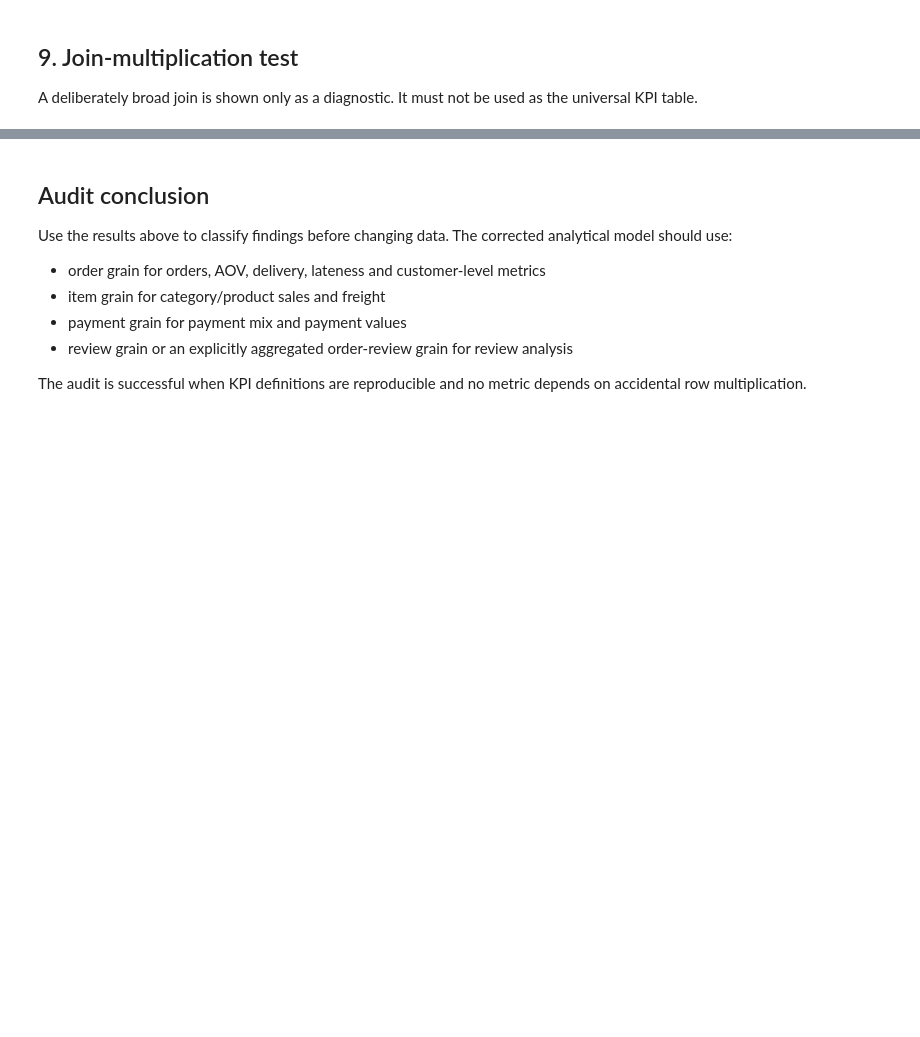
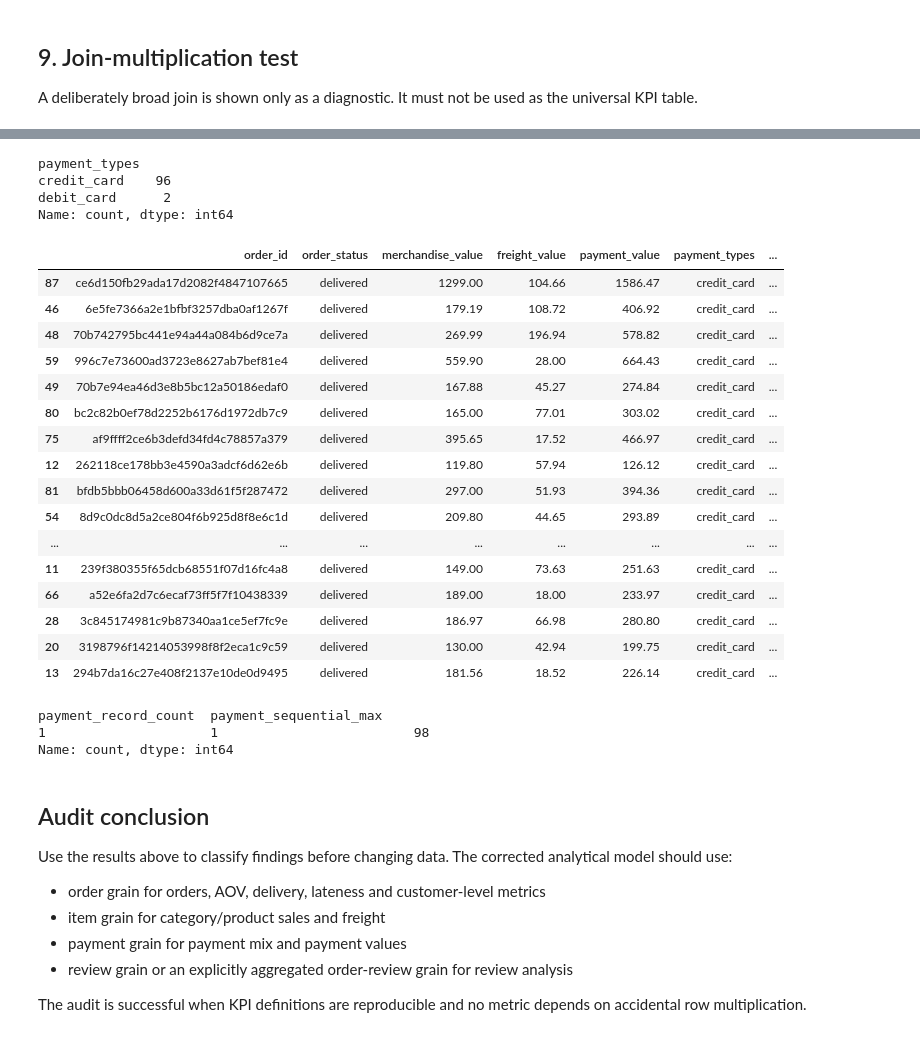
Before and after one commit to Prabudha-start/Retail-Ecommerce-BI-Analytics, a Jupyter notebook: notebooks/05_data_quality_audit.ipynb, the cells around one changed output, grey strips where cells are left out. Cells and saved outputs as stored; diff of their text form; code cells hidden in the pictures; blank space fills up the shorter version.

```diff
--- a/notebooks/05_data_quality_audit.ipynb
+++ b/notebooks/05_data_quality_audit.ipynb
@@ -161,3 +395,73 @@ pd.Series({
+# %%
+payment_reconciliation_detail[
+    payment_reconciliation_detail["_abs_difference"] > 10
+]["payment_types"].value_counts()
+# %% [output]
+payment_types
+credit_card    96
+debit_card      2
+Name: count, dtype: int64
+# %%
+card_reconciliation_detail = (
+    payment_reconciliation_detail[
+        payment_reconciliation_detail["_abs_difference"] > 10
+    ]
+    .merge(
+        payments.groupby("order_id").agg(
+            payment_record_count=("payment_sequential", "count"),
+            payment_total=("payment_value", "sum"),
+            payment_sequential_max=("payment_sequential", "max")
+        ),
+        on="order_id",
+        how="left"
+    )
+)
+
+card_reconciliation_detail[
+    [
+        "order_id",
+        "order_status",
+        "merchandise_value",
+        "freight_value",
+        "payment_value",
+        "payment_types",
+        "payment_record_count",
+        "payment_sequential_max",
+        "_abs_difference"
+    ]
+].sort_values(
+    "_abs_difference",
+    ascending=False
+).head(30)
+# %% [output]
+|  | order_id | order_status | merchandise_value | freight_value | payment_value | payment_types | ... |
+| 87 | ce6d150fb29ada17d2082f4847107665 | delivered | 1299.00 | 104.66 | 1586.47 | credit_card | ... |
+| 46 | 6e5fe7366a2e1bfbf3257dba0af1267f | delivered | 179.19 | 108.72 | 406.92 | credit_card | ... |
+| 48 | 70b742795bc441e94a44a084b6d9ce7a | delivered | 269.99 | 196.94 | 578.82 | credit_card | ... |
+| 59 | 996c7e73600ad3723e8627ab7bef81e4 | delivered | 559.90 | 28.00 | 664.43 | credit_card | ... |
+| 49 | 70b7e94ea46d3e8b5bc12a50186edaf0 | delivered | 167.88 | 45.27 | 274.84 | credit_card | ... |
+| 80 | bc2c82b0ef78d2252b6176d1972db7c9 | delivered | 165.00 | 77.01 | 303.02 | credit_card | ... |
+| 75 | af9ffff2ce6b3defd34fd4c78857a379 | delivered | 395.65 | 17.52 | 466.97 | credit_card | ... |
+| 12 | 262118ce178bb3e4590a3adcf6d62e6b | delivered | 119.80 | 57.94 | 126.12 | credit_card | ... |
+| 81 | bfdb5bbb06458d600a33d61f5f287472 | delivered | 297.00 | 51.93 | 394.36 | credit_card | ... |
+| 54 | 8d9c0dc8d5a2ce804f6b925d8f8e6c1d | delivered | 209.80 | 44.65 | 293.89 | credit_card | ... |
+| ... | ... | ... | ... | ... | ... | ... | ... |
+| 11 | 239f380355f65dcb68551f07d16fc4a8 | delivered | 149.00 | 73.63 | 251.63 | credit_card | ... |
+| 66 | a52e6fa2d7c6ecaf73ff5f7f10438339 | delivered | 189.00 | 18.00 | 233.97 | credit_card | ... |
+| 28 | 3c845174981c9b87340aa1ce5ef7fc9e | delivered | 186.97 | 66.98 | 280.80 | credit_card | ... |
+| 20 | 3198796f14214053998f8f2eca1c9c59 | delivered | 130.00 | 42.94 | 199.75 | credit_card | ... |
+| 13 | 294b7da16c27e408f2137e10de0d9495 | delivered | 181.56 | 18.52 | 226.14 | credit_card | ... |
+# %%
+card_reconciliation_detail[
+    [
+        "payment_record_count",
+        "payment_sequential_max"
+    ]
+].value_counts().sort_index()
+# %% [output]
+payment_record_count  payment_sequential_max
+1                     1                         98
+Name: count, dtype: int64
 # %% [markdown]
 ## Audit conclusion
 
```
Also changed, not shown: parts of 15 cells of this notebook.
